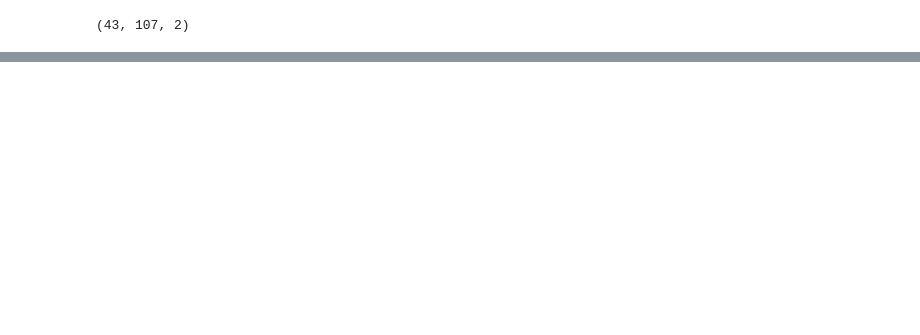
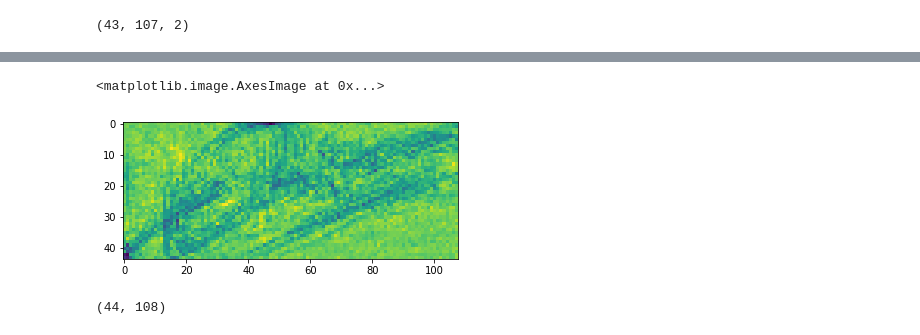
Before and after one commit to tuphr2234/SignatureForgeryDetection, a Jupyter notebook: SignatureForgeryDetection.ipynb, the cells around one changed output, grey strips where cells are left out. Drawn from its saved outputs; the diff is of its cells as text; code cells hidden in the pictures; blank space fills up the shorter version.

```diff
--- a/SignatureForgeryDetection.ipynb
+++ b/SignatureForgeryDetection.ipynb
@@ -274,0 +340,25 @@ Epoch 15/15
+# %%
+from tensorflow.keras.models import Sequential
+from tensorflow.keras.layers import *
+from tensorflow.keras.callbacks import ModelCheckpoint
+from tensorflow.keras.losses import MeanSquaredError
+from tensorflow.keras.metrics import RootMeanSquaredError
+from tensorflow.keras.optimizers import Adam
+
+def generative_model():
+  model = Sequential()
+  model.add(Conv2D(32, (3, 3), input_shape=(height//6 , width//6,1 ), activation='relu'))
+  model.add(MaxPooling2D())
+  model.add(Dropout(0.2))
+  model.add(Flatten())
+ # model.add(Dense(128, activation='relu'))
+  model.add(Dense(units =  (height//6)*(width//6), activation ='linear'))
+  model.add(tf.keras.layers.Reshape([height//6, width//6]))
+  # Compile model
+  return model
+# %%
+g_model = generative_model()
+cp1 = ModelCheckpoint('g_model/', save_best_only=True)
+g_model.compile(loss=MeanSquaredError(), optimizer=Adam(learning_rate=0.001), metrics=[RootMeanSquaredError()])
+# %%
+g_model.fit(np.array(X_train_g), np.array(y_train_g), validation_data=(np.array(X_val_g), np.array(y_val_g)), epochs=15, batch_size=200)
@@ -274,0 +400,10 @@ Epoch 15/15
+# %%
+plt.imshow(g_model.predict(np.array([realSignatures[0][4]])).squeeze())
+# %% [output]
+<matplotlib.image.AxesImage at 0x...>
+[figure, added]
+# %%
+realSignatures[63][4].shape
+#X_train_g[0].shape
+# %% [output]
+(44, 108)
```
Also changed, not shown: parts of 12 cells of this notebook.
